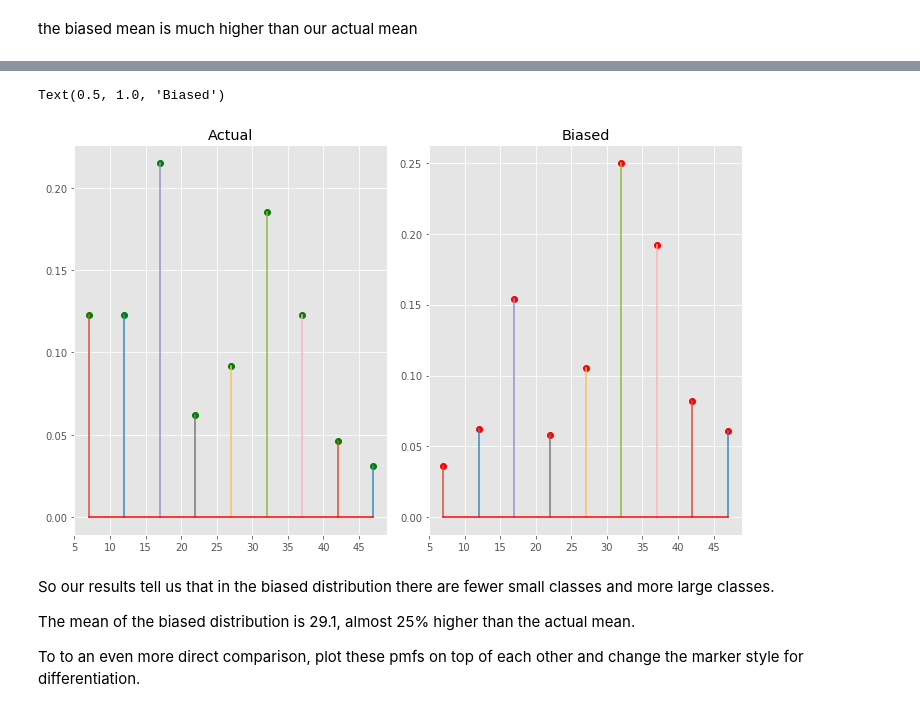
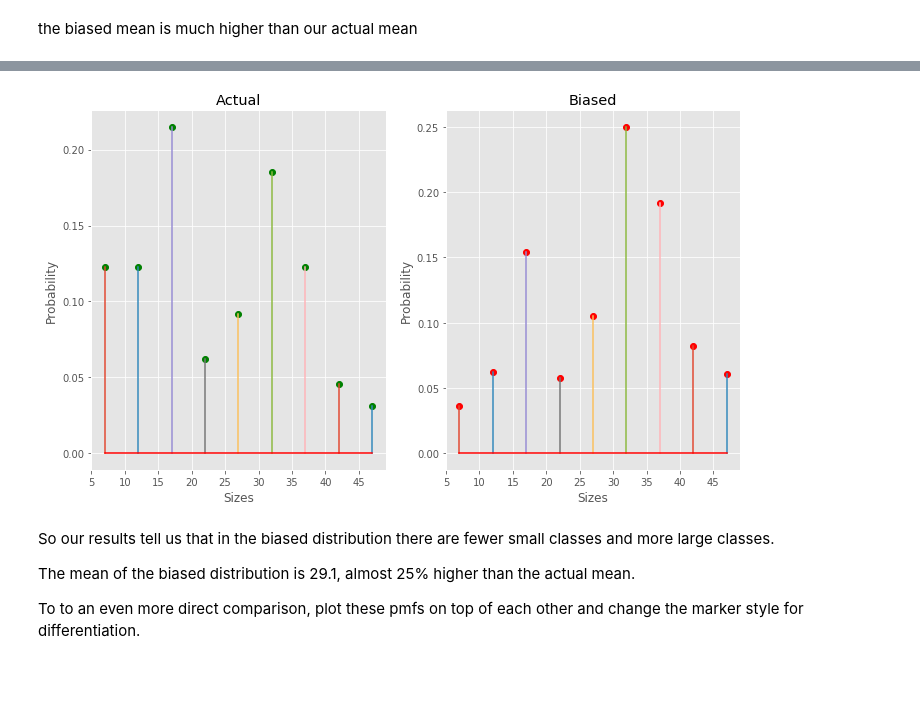
Before and after one commit to as6140/dsc-1-09-07-the-probability-mass-function-lab-seattle-ds-career-040119, a Jupyter notebook: index.ipynb, the cells around one changed output, grey strips where cells are left out. Drawn from its saved outputs; the diff is of its cells as text; code cells hidden in the pictures; blank space fills up the shorter version.

```diff
--- a/index.ipynb
+++ b/index.ipynb
@@ -168,25 +168,26 @@ Here we see it, the average or expected value of biased results become much high
 # %%
 # Plot pmfs side by side
 fig, axs = plt.subplots(1,2,figsize=(10,6))
-fig.tight_layout()
+
 
 plt.style.use('ggplot')
 ax = axs[0]
 ax2 = axs[1]
 
 ax.stem(sizes,pmf, '-', 'go', 'r-')
 
 ax2.stem(sizes, pmf2, '-', 'ro', 'r-')
 
 ax.set_title('Actual')
 ax2.set_title('Biased')
 ax.set_xlabel('Sizes')
-ax.set_ylabel('P')
+ax.set_ylabel('Probability')
 ax2.set_xlabel('Sizes')
-ax2.set_ylabel('Mastery (%)')
+ax2.set_ylabel('Probability')
+
+fig.tight_layout()
 # %% [output]
-Text(0.5, 1.0, 'Biased')
-[figure, old version]
+[figure, new version]
 # %% [markdown]
 So our results tell us that in the biased distribution there are fewer small classes and more large classes.
 
```
